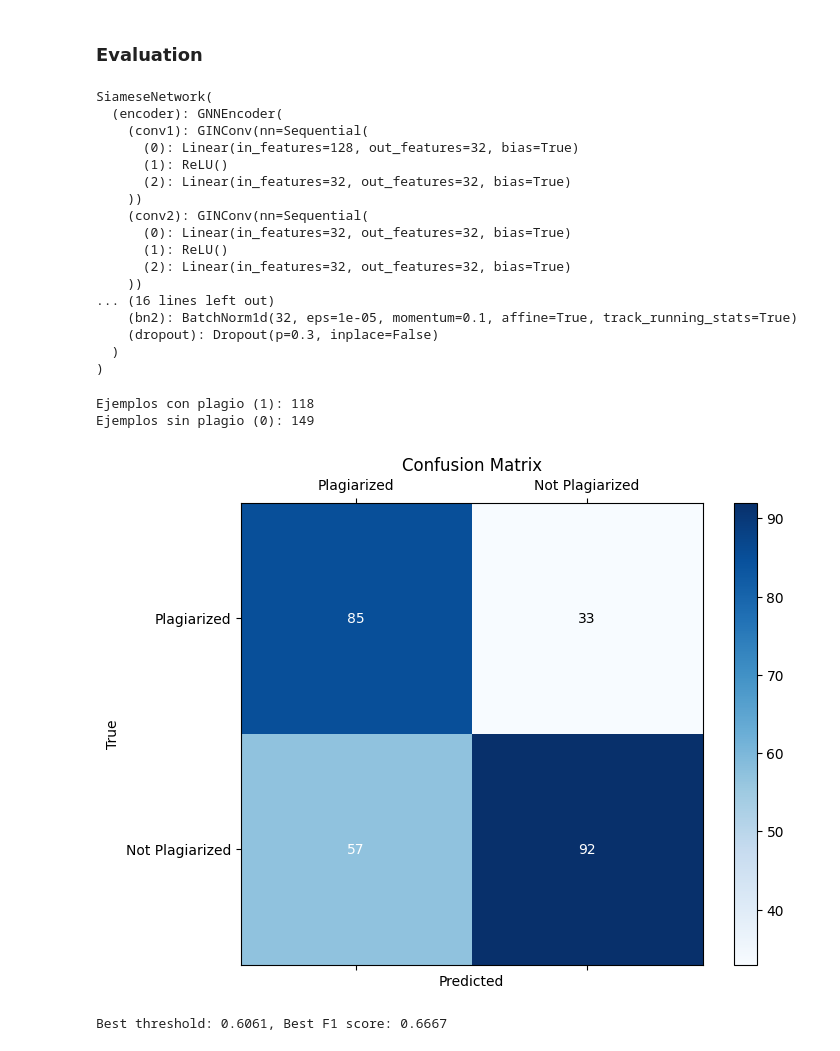
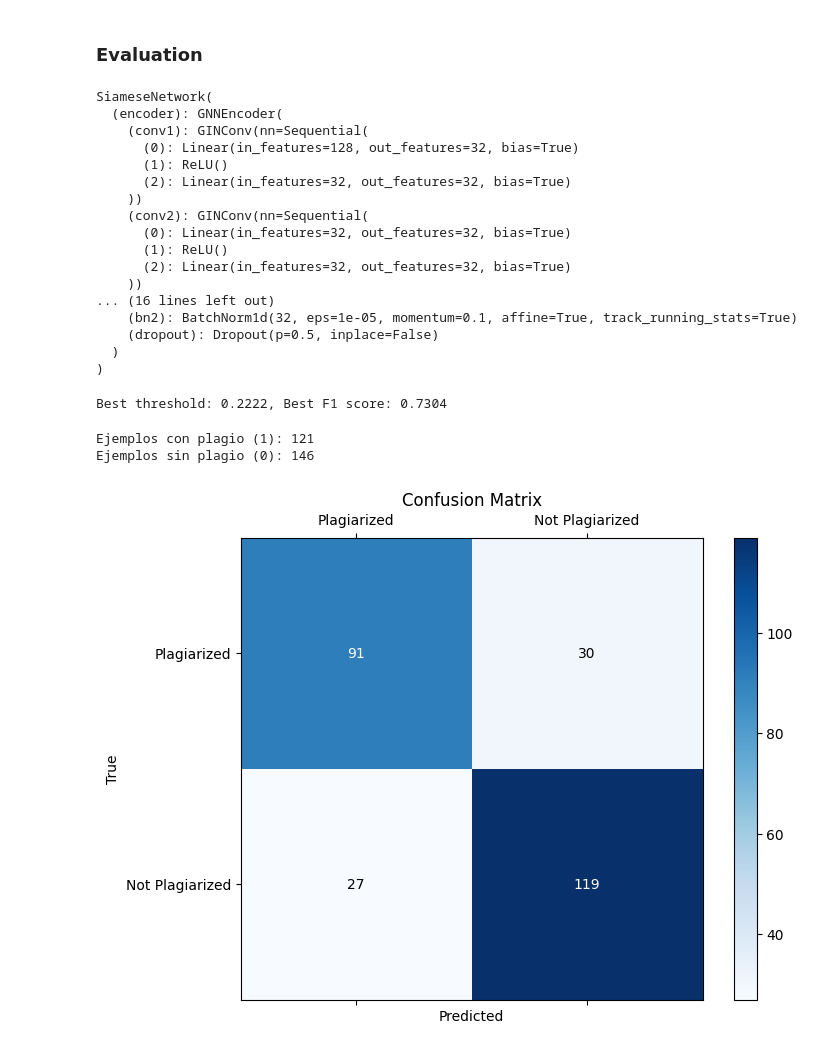
Before and after one commit to ricardo020202/plagiarism-detector, a Jupyter notebook: siamese.ipynb, the cells around one changed output. Drawn from its saved outputs; the diff is of its cells as text; code cells hidden in the pictures.

Commit message:
feat add 78% acc model

```diff
--- a/siamese.ipynb
+++ b/siamese.ipynb
@@ -208,7 +208,7 @@ class GNNEncoder(torch.nn.Module):
 
         self.bn1 = nn.BatchNorm1d(hidden_dim)
         self.bn2 = nn.BatchNorm1d(out_dim)
-        self.dropout = nn.Dropout(0.3)
+        self.dropout = nn.Dropout(0.5)
 
     def forward(self, x, edge_index, batch):
         x = self.conv1(x, edge_index)
@@ -362,7 +452,7 @@ Using device: cuda
 # %%
 hidden_dim = 32
 out_dim = 32
-threshold = 0.45
+threshold = 0.2626
 epochs = 200
 batch_size = 128
 # %%
@@ -375,6 +465,6 @@ model = SiameseNetwork(
 optimizer = torch.optim.Adam(model.parameters(), lr=1e-3, weight_decay=1e-5)
 scheduler = torch.optim.lr_scheduler.ReduceLROnPlateau(optimizer, mode='min', factor=0.5, patience=5)
 
-train(model, optimizer, balanced_train_pairs, test_pairs, device, scheduler, epochs=epochs, batch_size=batch_size, threshold=threshold)
-torch.save(model.state_dict(), './models/siamese_gnn_model21.pth')
+train(model, optimizer, balanced_train_pairs, val_pairs, device, scheduler, threshold, epochs=epochs, batch_size=batch_size)
+torch.save(model.state_dict(), './models/siamese_gnn_model26.pth')
 # %% [output]
@@ -395,7 +493,7 @@ loaded_model = SiameseNetwork(
     hidden_channels=hidden_dim,
     out_channels=out_dim
 ).to(device)
-loaded_model.load_state_dict(torch.load("models/siamese_gnn_model20.pth"))
+loaded_model.load_state_dict(torch.load("models/siamese_gnn_model25.pth"))
 loaded_model.eval()
 # %% [output]
 SiameseNetwork(
@@ -412,7 +510,7 @@ SiameseNetwork(
     ))
 ... (16 lines left out)
     (bn2): BatchNorm1d(32, eps=1e-05, momentum=0.1, affine=True, track_running_stats=True)
-    (dropout): Dropout(p=0.3, inplace=False)
+    (dropout): Dropout(p=0.5, inplace=False)
   )
 )
 # %%
@@ -517,21 +589,21 @@ def evaluate(model, data_pairs, device, threshold, batch_size=32):
+# %%
+best_threshold, best_f1 = find_best_threshold(loaded_model, val_pairs, device, batch_size=batch_size, thresholds=np.linspace(0, 2, 100))
+print(f"Best threshold: {best_threshold:.4f}, Best F1 score: {best_f1:.4f}")
+# %% [output]
+Best threshold: 0.2222, Best F1 score: 0.7304
 # %%
 num_plagio = sum(1 for _, _, label in test_pairs if label == 1)
 num_no_plagio = sum(1 for _, _, label in test_pairs if label == 0)
 
 print(f"Ejemplos con plagio (1): {num_plagio}")
 print(f"Ejemplos sin plagio (0): {num_no_plagio}")
 
-cm = compute_confusion_matrix(loaded_model, test_pairs, device, batch_size=batch_size, threshold=threshold)
+cm = compute_confusion_matrix(loaded_model, test_pairs, device, batch_size=batch_size, threshold=best_threshold)
 plot_confusion_matrix(cm, labels=['Plagiarized', 'Not Plagiarized'])
 # %% [output]
-Ejemplos con plagio (1): 118
-Ejemplos sin plagio (0): 149
+Ejemplos con plagio (1): 121
+Ejemplos sin plagio (0): 146
-[figure, old version]
+[figure, new version]
-# %%
-best_threshold, best_f1 = find_best_threshold(loaded_model, val_pairs, device, batch_size=batch_size, thresholds=np.linspace(0, 2, 100))
-print(f"Best threshold: {best_threshold:.4f}, Best F1 score: {best_f1:.4f}")
-# %% [output]
-Best threshold: 0.6061, Best F1 score: 0.6667
 # %%
 avg_loss, accuracy = evaluate(loaded_model, test_pairs, device, best_threshold, batch_size=batch_size)
 print(f"Test Loss: {avg_loss:.4f}, Test Accuracy: {accuracy*100:.2f}%")
```
Also changed, not shown: parts of 6 cells of this notebook.
